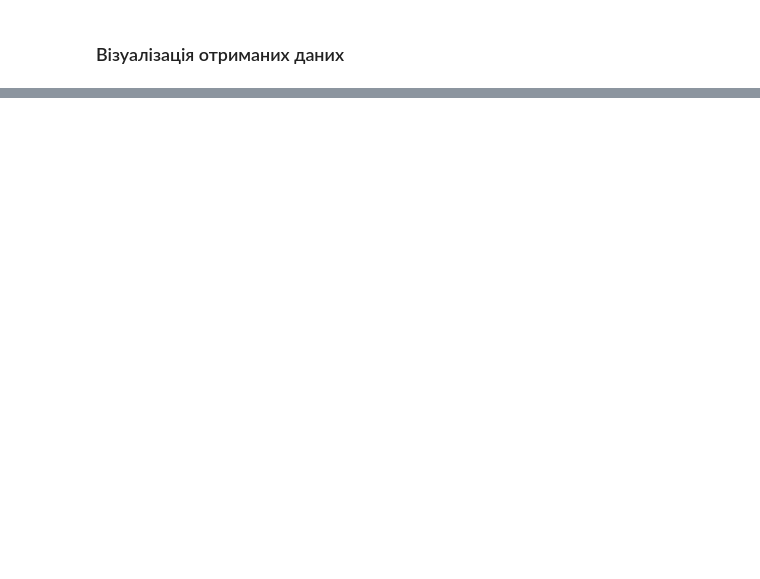
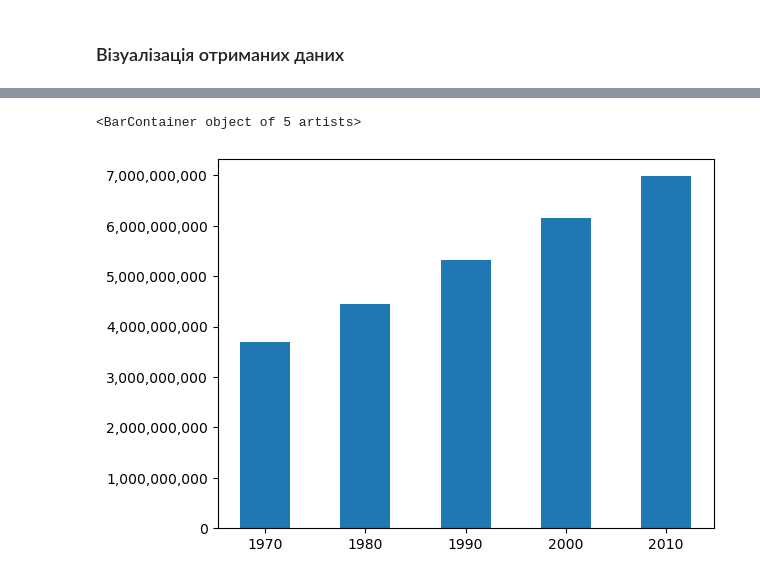
Before and after one commit to Y-Rov/python-PNU-course, a Jupyter notebook: course-part-2/realization-cw-2/rovinskyi-cw-2.ipynb, the cells around one changed output, grey strips where cells are left out. Saved outputs shown, nothing was run; the diff lists cells and outputs as text; code cells hidden in the pictures; blank space fills up the shorter version.

Commit message:
Started to implement the visualization of research

```diff
--- a/course-part-2/realization-cw-2/rovinskyi-cw-2.ipynb
+++ b/course-part-2/realization-cw-2/rovinskyi-cw-2.ipynb
@@ -316,0 +336,12 @@ result_df_with_rank_index.loc[220:]
+# %%
+data = result_df_with_rank_index.copy()
+fig, first_graph = plt.subplots()
+first_graph.ticklabel_format(style='plain')
+first_graph.get_yaxis().set_major_formatter(tckr.FuncFormatter(lambda x, p: format(int(x), ',')))
+years = [1970, 1980, 1990, 2000, 2010]
+population = [sum(data['1970 Population']), sum(data['1980 Population']), sum(data['1990 Population']),
+ sum(data['2000 Population']), sum(data['2010 Population'])]
+first_graph.bar(years, population, width=5)
+# %% [output]
+<BarContainer object of 5 artists>
+[figure, added]
```
Also changed, not shown: parts of 2 cells of this notebook.
